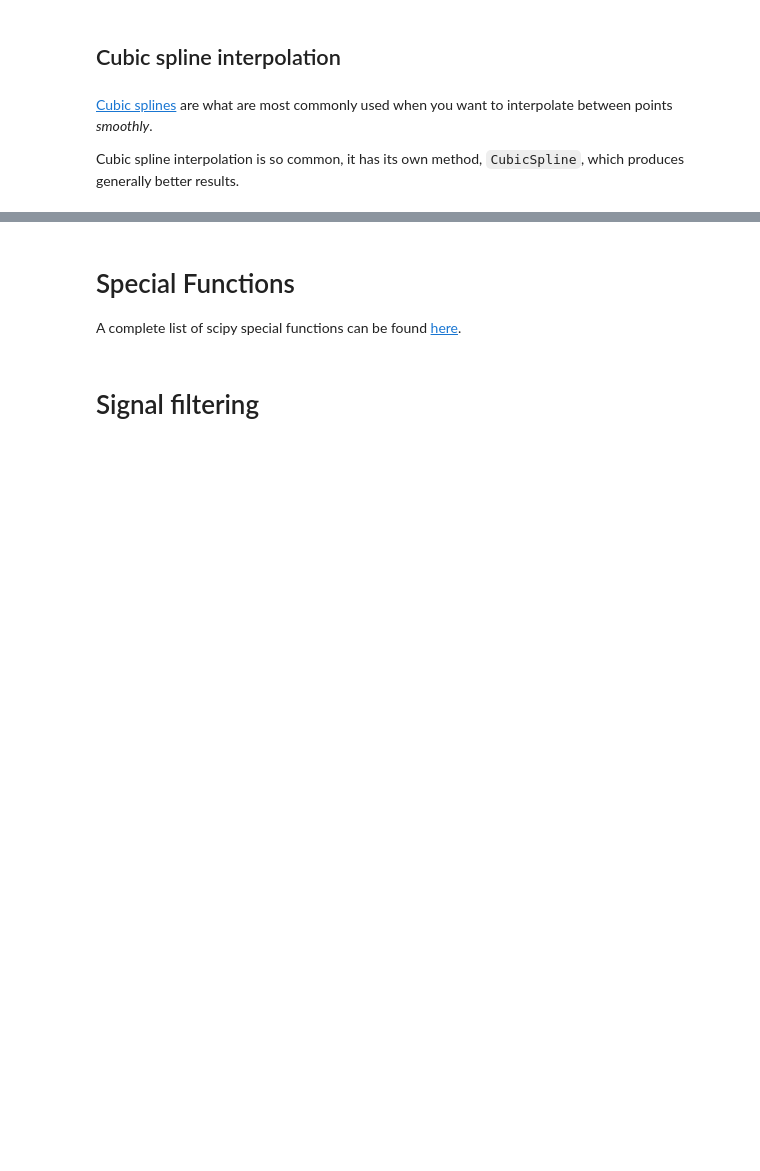
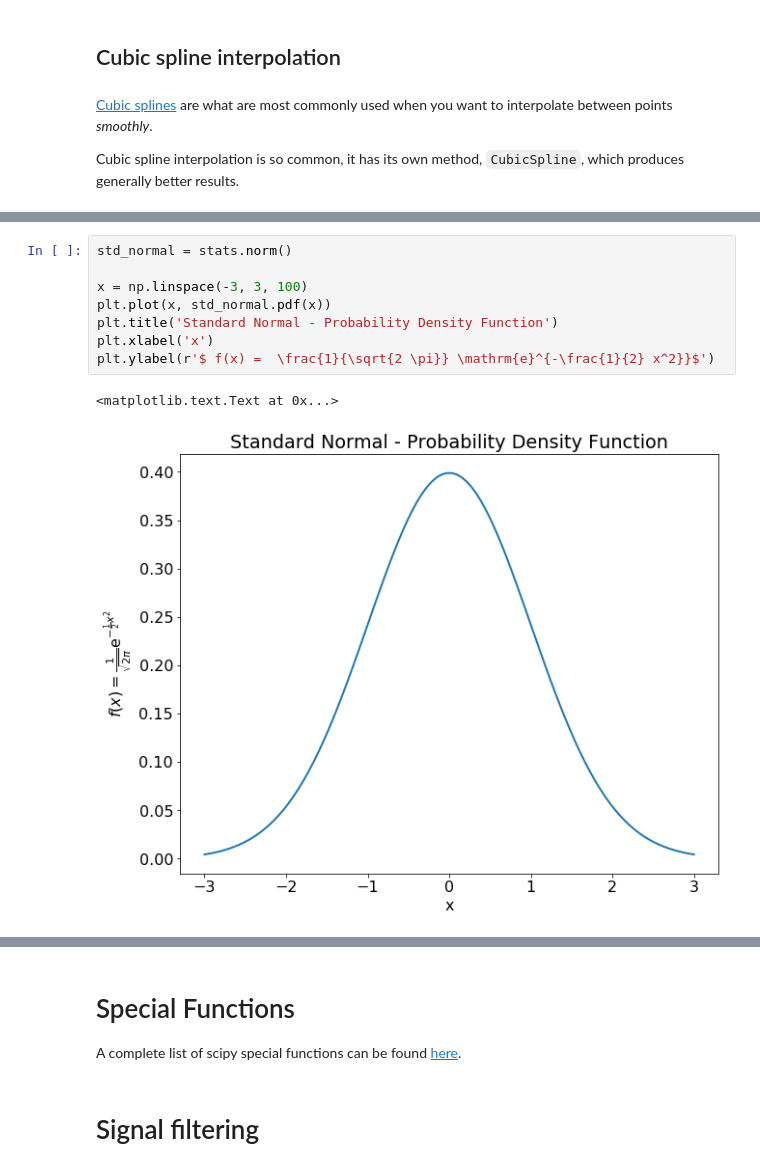
Before and after one commit to ftorradeflot/PythonMasterIFAE, a Jupyter notebook: scipy/scipy.ipynb, the cells around one changed output, grey strips where cells are left out. Drawn from its saved outputs; the diff is of its cells as text; blank space fills up the shorter version.

Commit message:
Add stats probability distributions

```diff
--- a/scipy/scipy.ipynb
+++ b/scipy/scipy.ipynb
@@ -500,0 +557,11 @@ plt.legend(loc='best');
+# %%
+std_normal = stats.norm()
+
+x = np.linspace(-3, 3, 100)
+plt.plot(x, std_normal.pdf(x))
+plt.title('Standard Normal - Probability Density Function')
+plt.xlabel('x')
+plt.ylabel(r'$ f(x) =  \frac{1}{\sqrt{2 \pi}} \mathrm{e}^{-\frac{1}{2} x^2}}$')
+# %% [output]
+<matplotlib.text.Text at 0x...>
+[figure, added]
```
Also changed, not shown: parts of 27 cells of this notebook.
